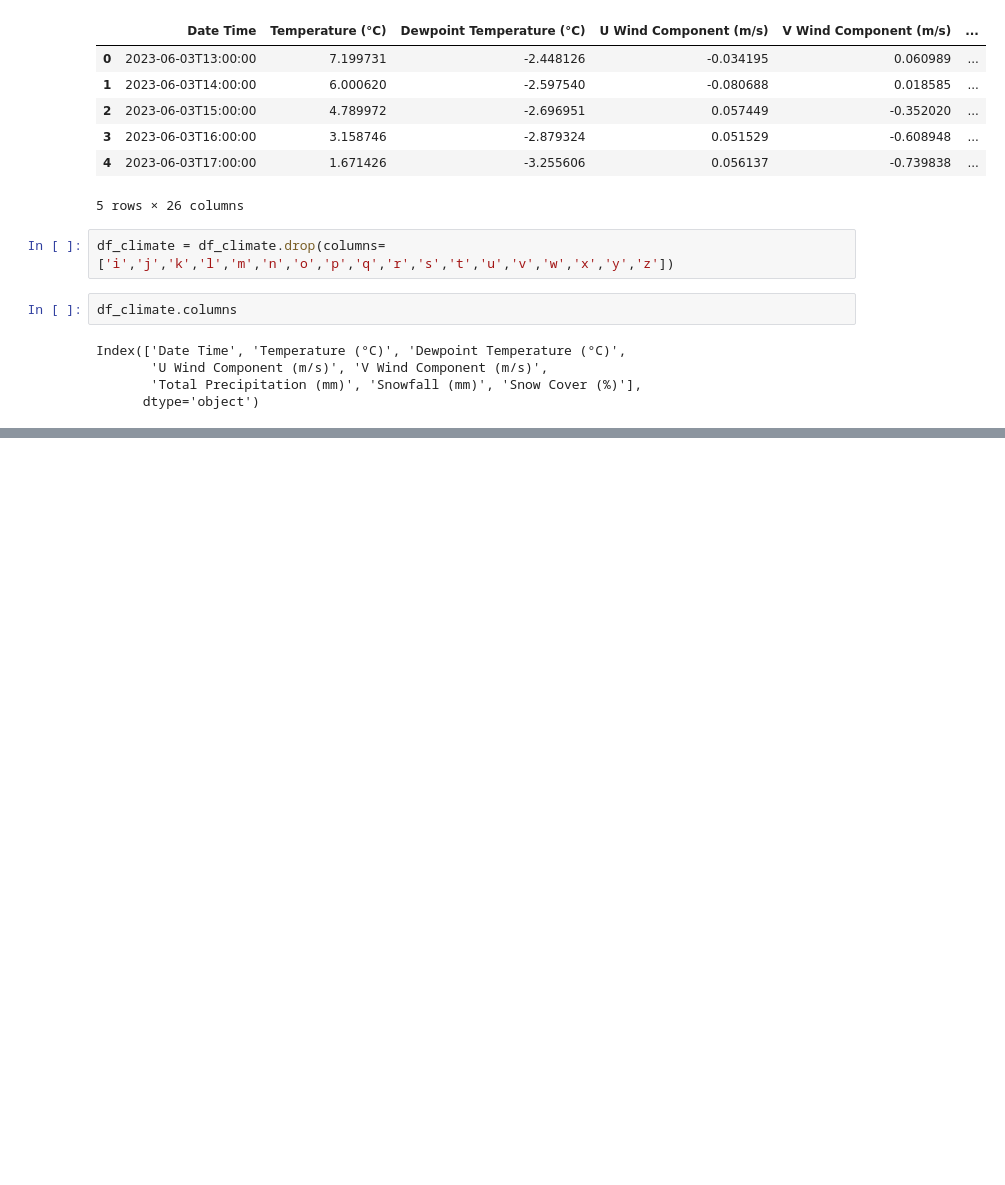
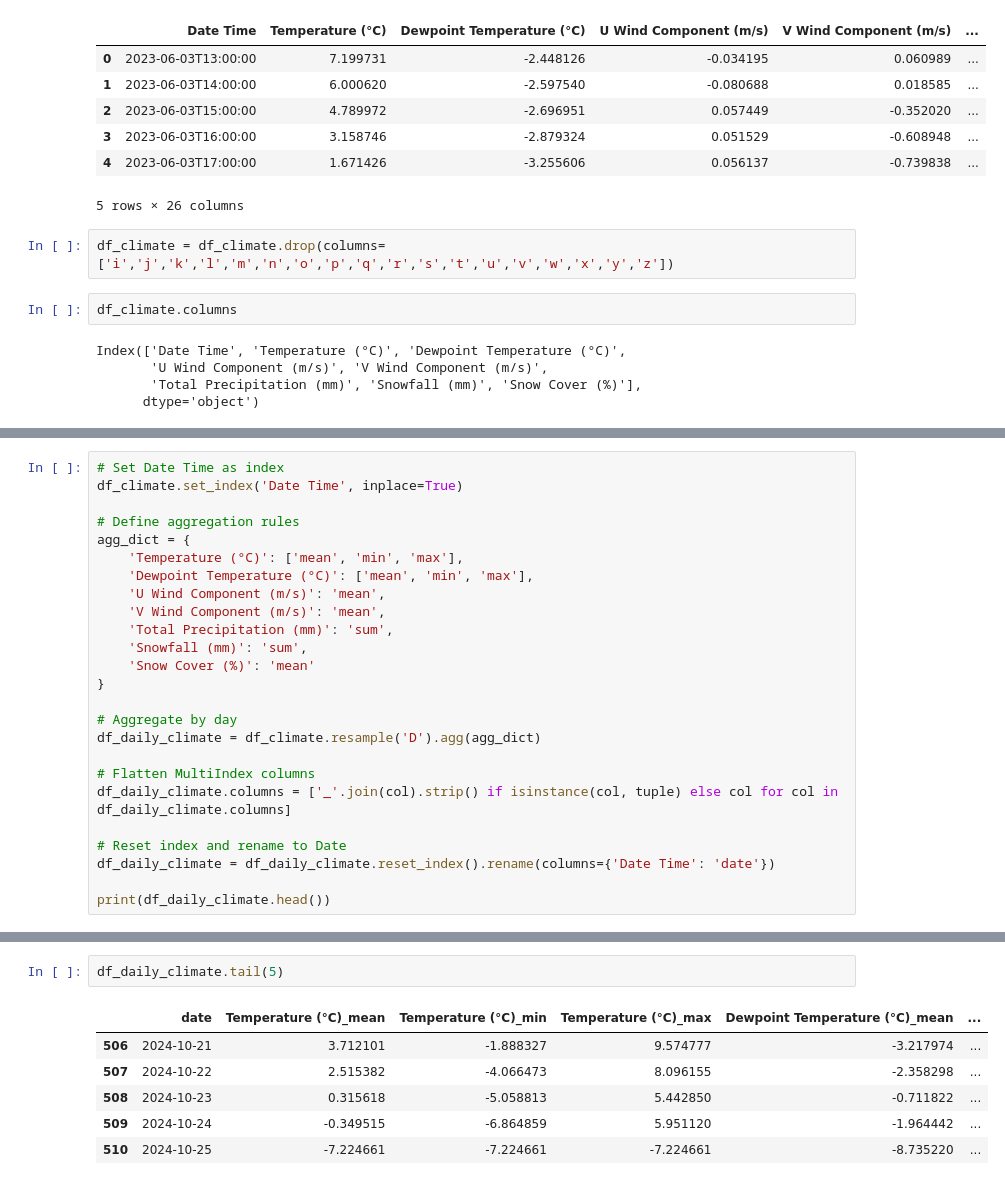
Before and after one commit to PKuntze/Watts_UP-Hydropower_Climate_Optimisation, a Jupyter notebook: EDA_and_Temporal_Aggregation_GJ.ipynb, the cells around one changed output, grey strips where cells are left out. Cells and saved outputs as stored; diff of their text form; blank space fills up the shorter version.

```diff
--- a/EDA_and_Temporal_Aggregation_GJ.ipynb
+++ b/EDA_and_Temporal_Aggregation_GJ.ipynb
@@ -1011,0 +398,25 @@ df_climate.set_index('Date Time', inplace=True)
+# %%
+# Set Date Time as index
+df_climate.set_index('Date Time', inplace=True)
+
+# Define aggregation rules
+agg_dict = {
+    'Temperature (°C)': ['mean', 'min', 'max'],
+    'Dewpoint Temperature (°C)': ['mean', 'min', 'max'],
+    'U Wind Component (m/s)': 'mean',
+    'V Wind Component (m/s)': 'mean',
+    'Total Precipitation (mm)': 'sum',
+    'Snowfall (mm)': 'sum',
+    'Snow Cover (%)': 'mean'
+}
+
+# Aggregate by day
+df_daily_climate = df_climate.resample('D').agg(agg_dict)
+
+# Flatten MultiIndex columns
+df_daily_climate.columns = ['_'.join(col).strip() if isinstance(col, tuple) else col for col in df_daily_climate.columns]
+
+# Reset index and rename to Date
+df_daily_climate = df_daily_climate.reset_index().rename(columns={'Date Time': 'date'})
+
+print(df_daily_climate.head())
@@ -1011,0 +441,9 @@ df_climate.set_index('Date Time', inplace=True)
+# %%
+df_daily_climate.tail(5)
+# %% [output]
+|  | date | Temperature (°C)_mean | Temperature (°C)_min | Temperature (°C)_max | Dewpoint Temperature (°C)_mean | ... |
+| 506 | 2024-10-21 | 3.712101 | -1.888327 | 9.574777 | -3.217974 | ... |
+| 507 | 2024-10-22 | 2.515382 | -4.066473 | 8.096155 | -2.358298 | ... |
+| 508 | 2024-10-23 | 0.315618 | -5.058813 | 5.442850 | -0.711822 | ... |
+| 509 | 2024-10-24 | -0.349515 | -6.864859 | 5.951120 | -1.964442 | ... |
+| 510 | 2024-10-25 | -7.224661 | -7.224661 | -7.224661 | -8.735220 | ... |
```
Also changed, not shown: parts of 70 cells of this notebook, 1 other file.
